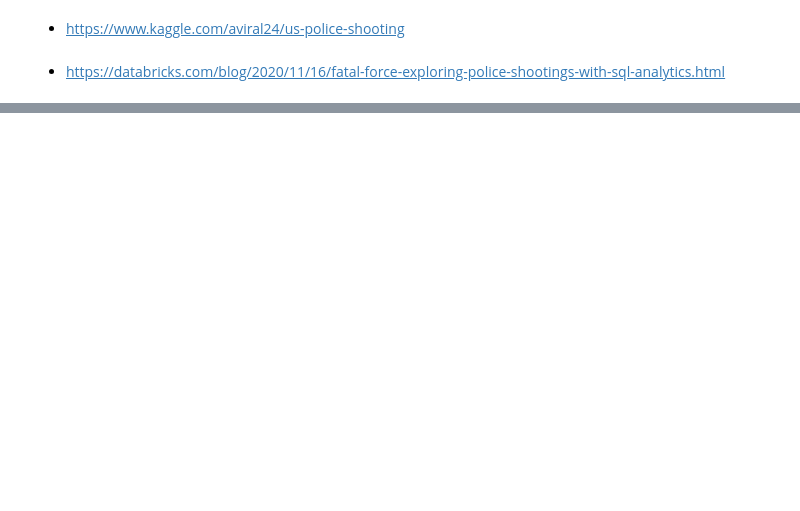
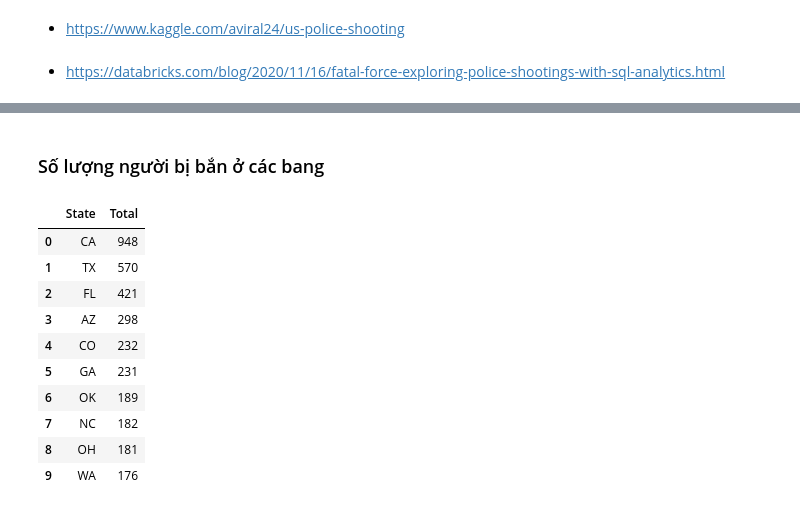
Before and after one commit to trucnguyen13/Final_DS_Project, a Jupyter notebook: main.ipynb, the cells around one changed output, grey strips where cells are left out. Drawn from its saved outputs; the diff is of its cells as text; code cells hidden in the pictures; blank space fills up the shorter version.

```diff
--- a/main.ipynb
+++ b/main.ipynb
@@ -217,0 +246,19 @@ s.plot.bar(xlabel='race', ylabel= 'Person killed per million')
+# %% [markdown]
+### Số lượng người bị bắn ở các bang
+# %%
+b = mvt_df.state.value_counts()
+b = b.to_frame().reset_index()
+b = b.rename(columns={'state': 'Total', 'index': 'State'})
+b.head(10)
+# %% [output]
+|  | State | Total |
+| 0 | CA | 948 |
+| 1 | TX | 570 |
+| 2 | FL | 421 |
+| 3 | AZ | 298 |
+| 4 | CO | 232 |
+| 5 | GA | 231 |
+| 6 | OK | 189 |
+| 7 | NC | 182 |
+| 8 | OH | 181 |
+| 9 | WA | 176 |
```
Also changed, not shown: parts of 10 cells of this notebook.
